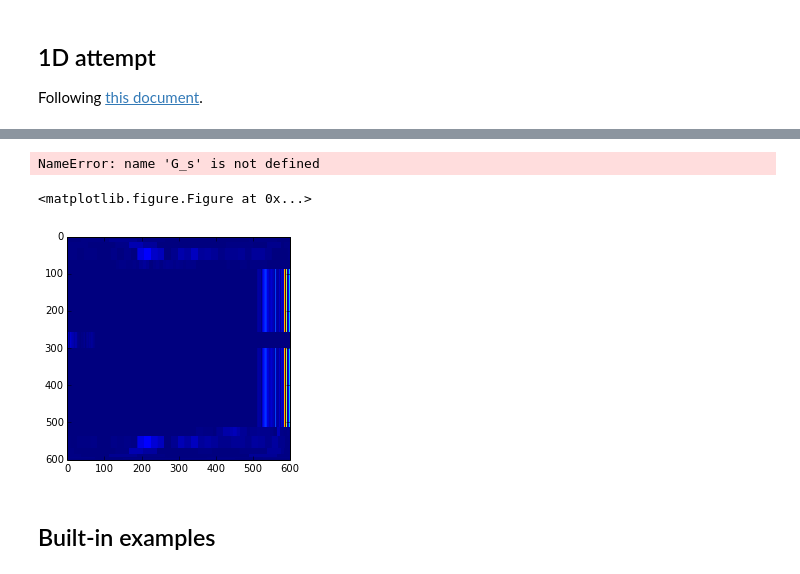
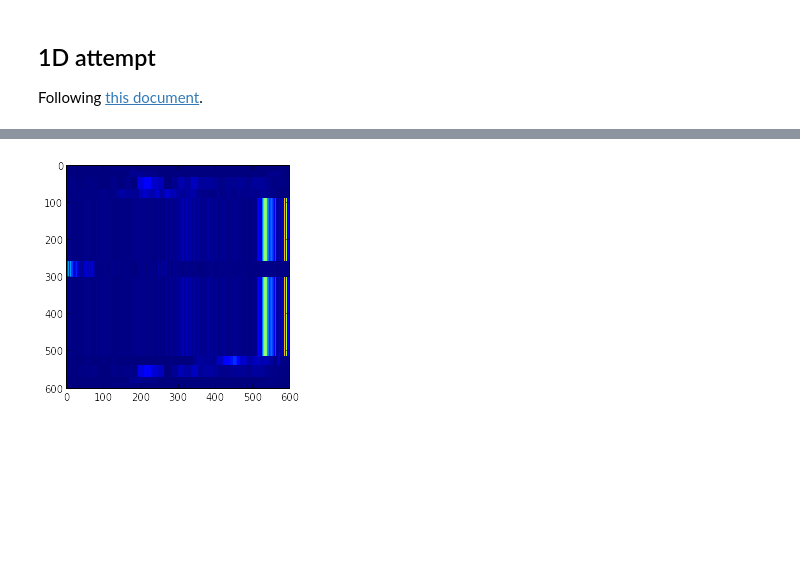
Before and after one commit to kwinkunks/timefreak, a Jupyter notebook: gft.ipynb, the cells around one changed output, grey strips where cells are left out. Saved outputs shown, nothing was run; the diff lists cells and outputs as text; code cells hidden in the pictures; blank space fills up the shorter version.

```diff
--- a/gft.ipynb
+++ b/gft.ipynb
@@ -68,11 +92,6 @@ array([ 0.01017461-0.00033318j, -0.00681938+0.00088527j,
 # %%
 plt.figure()
-
-# NOT WORKING
-# G_s = abs(gft.gft1dInterpolateNN(G))
-
-plt.imshow(G_s)
+plt.imshow(abs(gft.gft1dInterpolateNN(MICRO)))
 plt.show()
 # %% [output]
-NameError: name 'G_s' is not defined
-<matplotlib.figure.Figure at 0x...>
+[figure, added]
@@ -82,8 +97,0 @@ G = gft.gft1d(microseismic, 'gaussian')
-# %%
-plt.figure()
-plt.imshow(abs(gft.gft1dInterpolateNN(G)))
-plt.show()
-# %% [output]
-[figure, removed]
-# %% [markdown]
-## Built-in examples
```
Also changed, not shown: parts of 13 cells of this notebook.
